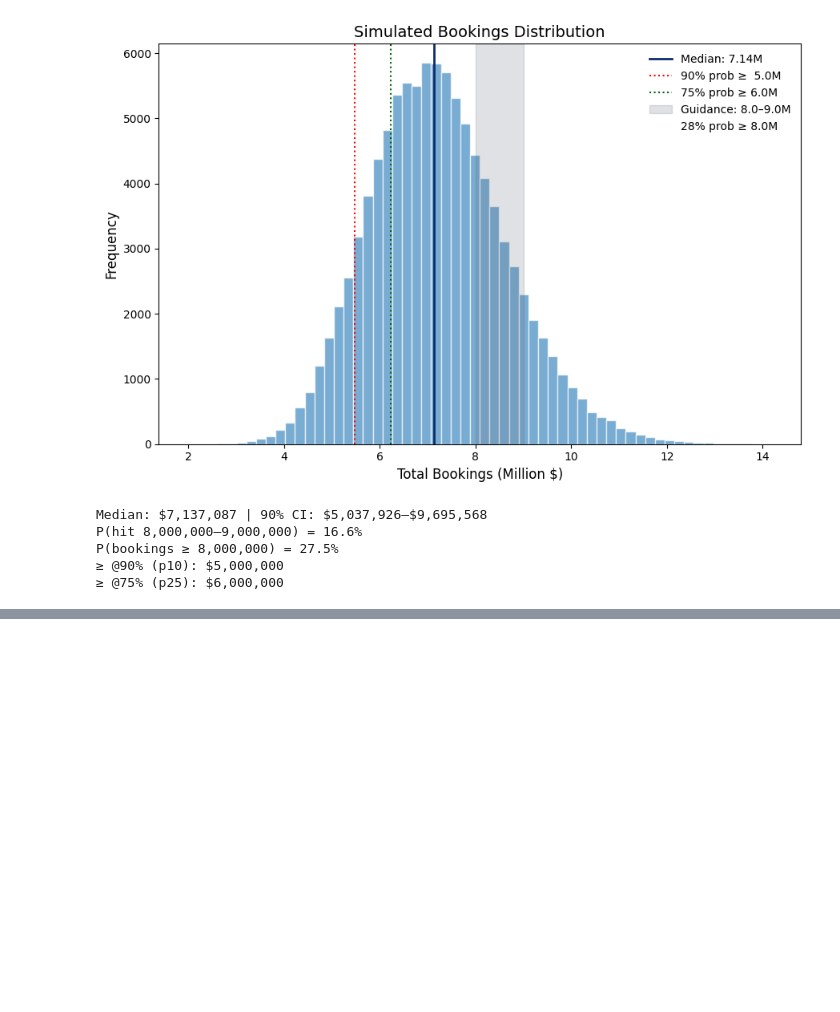
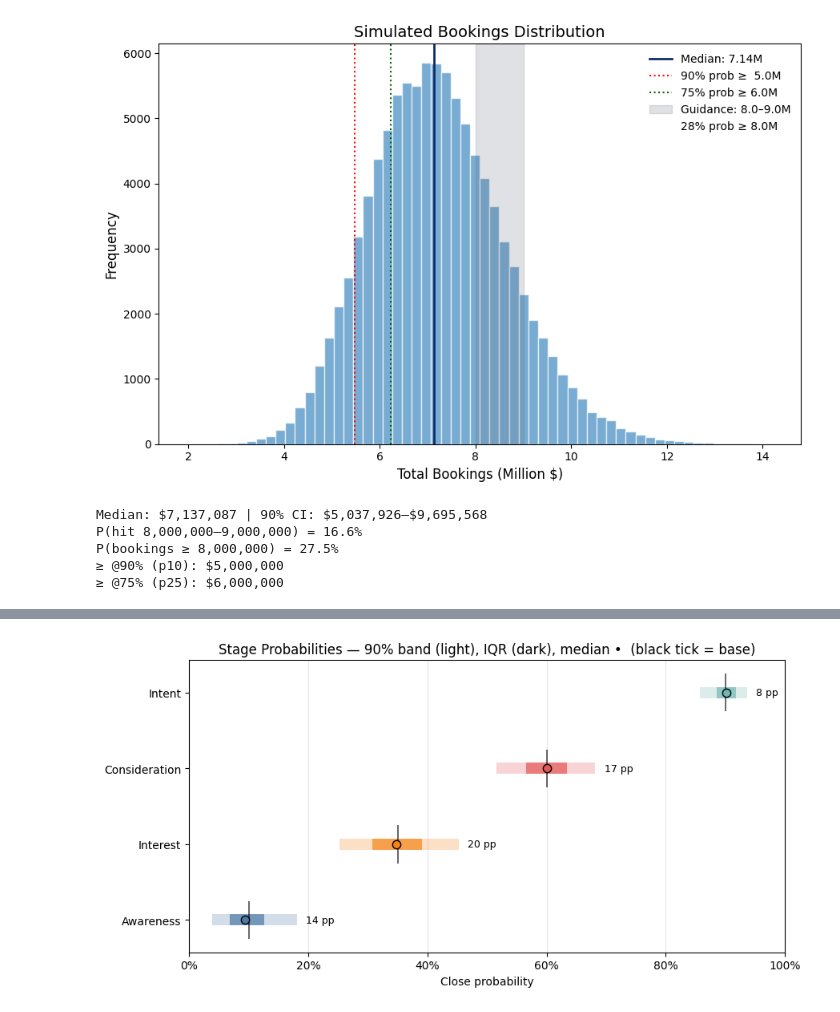
Before and after one commit to inlytica-Library/Dataset_Simple_Linear_Regression, a Jupyter notebook: sales_funnel_valuation.ipynb, the cells around one changed output, grey strips where cells are left out. Cells and saved outputs as stored; diff of their text form; code cells hidden in the pictures; blank space fills up the shorter version.

```diff
--- a/sales_funnel_valuation.ipynb
+++ b/sales_funnel_valuation.ipynb
@@ -300,0 +322,37 @@ plt.show()
+# %%
+from matplotlib.ticker import PercentFormatter
+
+# Percentiles across simulations, by stage (axis=0)
+p5, p25, p50, p75, p95 = np.percentile(win_probabilities_stage, [5, 25, 50, 75, 95], axis=0)
+
+# Colors per stage (optional)
+stage_colors = ["#4C78A8", "#F58518", "#E45756", "#72B7B2"]
+
+# -------- Bullet-style interval chart (absolute noise in percentage points) --------
+y = np.arange(len(stage_labels))
+
+fig, ax = plt.subplots(figsize=(9, 4.6))
+
+for i in range(len(stage_labels)):
+    # 90% band (p5–p95): light, long bar
+    ax.hlines(y[i], p5[i], p95[i], color=stage_colors[i], lw=10, alpha=0.25)
+    # IQR (p25–p75): darker, shorter bar on top
+    ax.hlines(y[i], p25[i], p75[i], color=stage_colors[i], lw=10, alpha=0.7)
+    # Median dot
+    ax.scatter(p50[i], y[i], s=55, color=stage_colors[i], edgecolors="black", zorder=3)
+    # Optional: show base stage mean as a thin black tick
+    ax.vlines(stage_probabilities[i], y[i]-0.25, y[i]+0.25, color="black", lw=1.4, alpha=0.6)
+    # Label absolute noise width in percentage points
+    ax.text(p95[i] + 0.015, y[i], f"{(p95[i]-p5[i])*100:.0f} pp", va="center", fontsize=9)
+
+ax.set_yticks(y)
+ax.set_yticklabels(stage_labels)
+ax.set_xlim(0, 1)
+ax.xaxis.set_major_formatter(PercentFormatter(xmax=1))
+ax.set_xlabel("Close probability")
+ax.set_title("Stage Probabilities — 90% band (light), IQR (dark), median •  (black tick = base)")
+ax.grid(True, axis="x", alpha=0.3)
+plt.tight_layout()
+plt.show()
+# %% [output]
+[figure, added]
```
Also changed, not shown: parts of 7 cells of this notebook.
